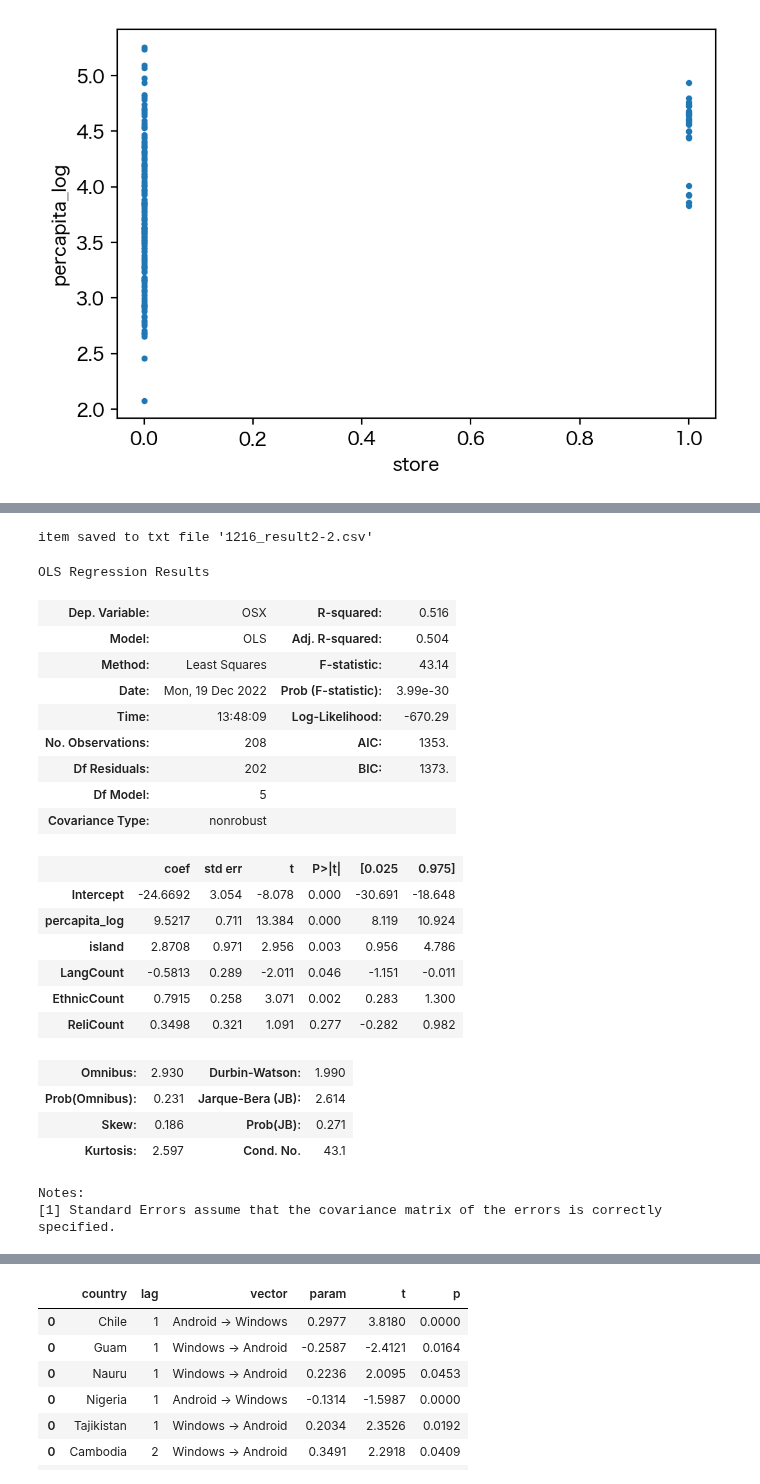
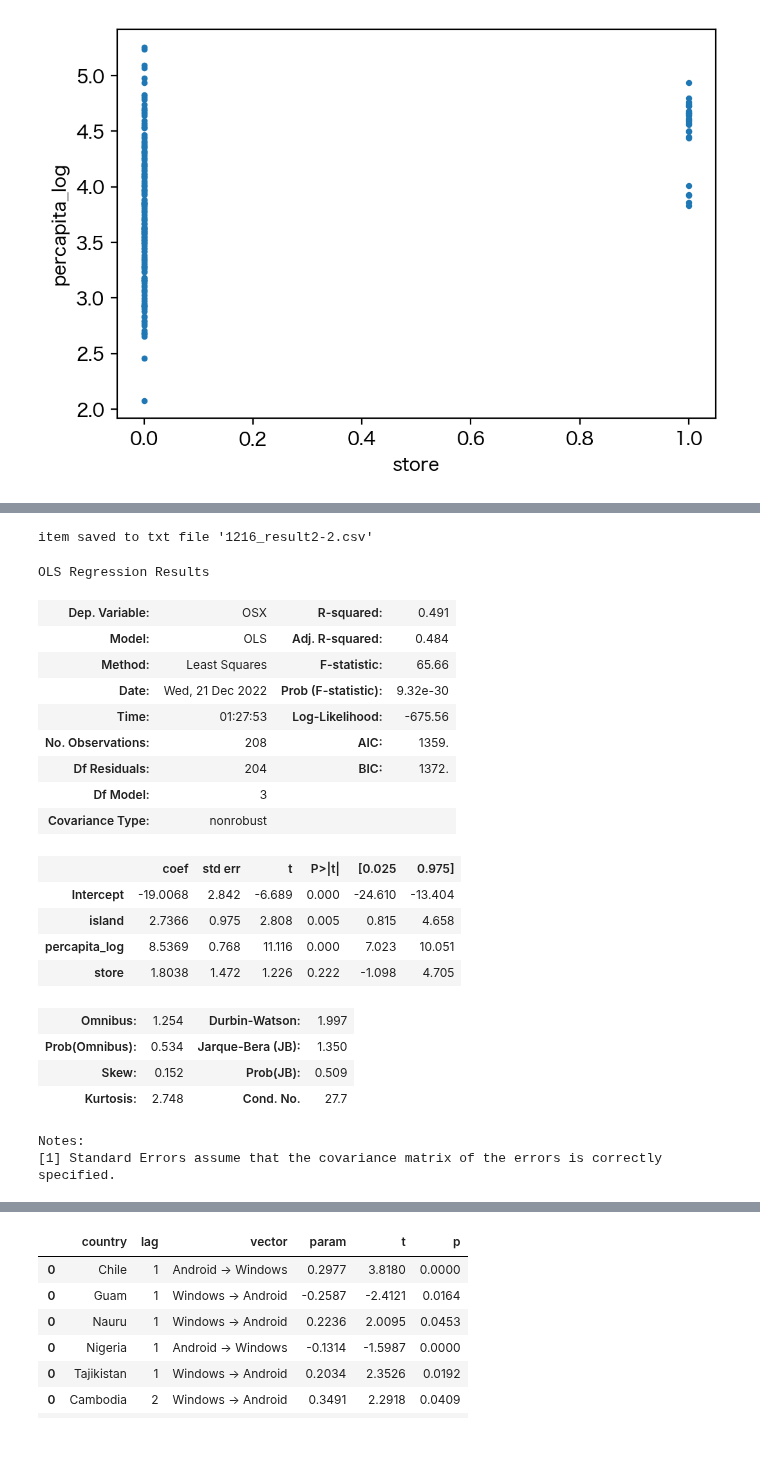
Before and after one commit to kkikrym/graduation_thesis, a Jupyter notebook: analysis.ipynb, the cells around one changed output, grey strips where cells are left out. Saved outputs shown, nothing was run; the diff lists cells and outputs as text; code cells hidden in the pictures; blank space fills up the shorter version.

```diff
--- a/analysis.ipynb
+++ b/analysis.ipynb
@@ -177,8 +177,8 @@ df = pd.read_csv("cross-section2022_final.csv")
 df["share_square"] = [ int(df.iloc[i]["iOS"])^2 + int(df.iloc[i]["Android"])^2 for i in range(len(df)) ]
 df["year"] = [ df.iloc[i]["sortname"][-4:] for i in range(len(df))]
 data=df[["iOS","OSX","Android","Windows","island","store","percapita_log","share_square","LangCount","EthnicCount","ReliCount"]].dropna()
-tbl = data.describe()
-tbl = tbl.transpose()
-tbl.to_csv("describe_2.csv")
-tbl
+for item in data.columns:
+    data[item+"_island"] = data[data["island"]==1][item]
+    data[item+"_not_island"] = data[data["island"]==0][item]
+tbl = data.describe().transpose()
 # %% [output]
@@ -198,0 +186,3 @@ data
+# %%
+pd.options.display.float_format = '{:.2f}'.format
+tbl
@@ -302,46 +308,44 @@ Notes:
 # %%
 # OSX
 l = [
+"island",
 "percapita_log",
-"island",
+"store",
 #"iOS",
-"LangCount",
-"EthnicCount",
-"ReliCount",
-#"store",
+#"LangCount",
+#"EthnicCount",
+#"ReliCount",
 #"NonReli"
 ]
 formula = " OSX ~ "
 for item in l:
     formula += item + " + "
 formula = formula[0:-2]
 l.append("OSX")
 res = ols(formula, data=data[l].dropna()).fit()
 txt_dump_line("1216_result2-2.csv" ,res.summary().as_csv())
 res.summary()
 # %% [output]
 item saved to txt file '1216_result2-2.csv'
 OLS Regression Results
-| Dep. Variable: | OSX | R-squared: | 0.516 |
-| Model: | OLS | Adj. R-squared: | 0.504 |
-| Method: | Least Squares | F-statistic: | 43.14 |
-| Date: | Mon, 19 Dec 2022 | Prob (F-statistic): | 3.99e-30 |
-| Time: | 13:48:09 | Log-Likelihood: | -670.29 |
-| No. Observations: | 208 | AIC: | 1353. |
-| Df Residuals: | 202 | BIC: | 1373. |
-| Df Model: | 5 |  |  |
+| Dep. Variable: | OSX | R-squared: | 0.491 |
+| Model: | OLS | Adj. R-squared: | 0.484 |
+| Method: | Least Squares | F-statistic: | 65.66 |
+| Date: | Wed, 21 Dec 2022 | Prob (F-statistic): | 9.32e-30 |
+| Time: | 01:27:53 | Log-Likelihood: | -675.56 |
+| No. Observations: | 208 | AIC: | 1359. |
+| Df Residuals: | 204 | BIC: | 1372. |
+| Df Model: | 3 |  |  |
 | Covariance Type: | nonrobust |  |  |
 |  | coef | std err | t | P>|t| | [0.025 | 0.975] |
-| Intercept | -24.6692 | 3.054 | -8.078 | 0.000 | -30.691 | -18.648 |
-| percapita_log | 9.5217 | 0.711 | 13.384 | 0.000 | 8.119 | 10.924 |
-| island | 2.8708 | 0.971 | 2.956 | 0.003 | 0.956 | 4.786 |
-| LangCount | -0.5813 | 0.289 | -2.011 | 0.046 | -1.151 | -0.011 |
-| EthnicCount | 0.7915 | 0.258 | 3.071 | 0.002 | 0.283 | 1.300 |
-| ReliCount | 0.3498 | 0.321 | 1.091 | 0.277 | -0.282 | 0.982 |
+| Intercept | -19.0068 | 2.842 | -6.689 | 0.000 | -24.610 | -13.404 |
+| island | 2.7366 | 0.975 | 2.808 | 0.005 | 0.815 | 4.658 |
+| percapita_log | 8.5369 | 0.768 | 11.116 | 0.000 | 7.023 | 10.051 |
+| store | 1.8038 | 1.472 | 1.226 | 0.222 | -1.098 | 4.705 |
-| Omnibus: | 2.930 | Durbin-Watson: | 1.990 |
-| Prob(Omnibus): | 0.231 | Jarque-Bera (JB): | 2.614 |
-| Skew: | 0.186 | Prob(JB): | 0.271 |
-| Kurtosis: | 2.597 | Cond. No. | 43.1 |
+| Omnibus: | 1.254 | Durbin-Watson: | 1.997 |
+| Prob(Omnibus): | 0.534 | Jarque-Bera (JB): | 1.350 |
+| Skew: | 0.152 | Prob(JB): | 0.509 |
+| Kurtosis: | 2.748 | Cond. No. | 27.7 |
 Notes:
 [1] Standard Errors assume that the covariance matrix of the errors is correctly specified.
 # %%
```
Also changed, not shown: parts of 8 cells of this notebook, 6 other files.
